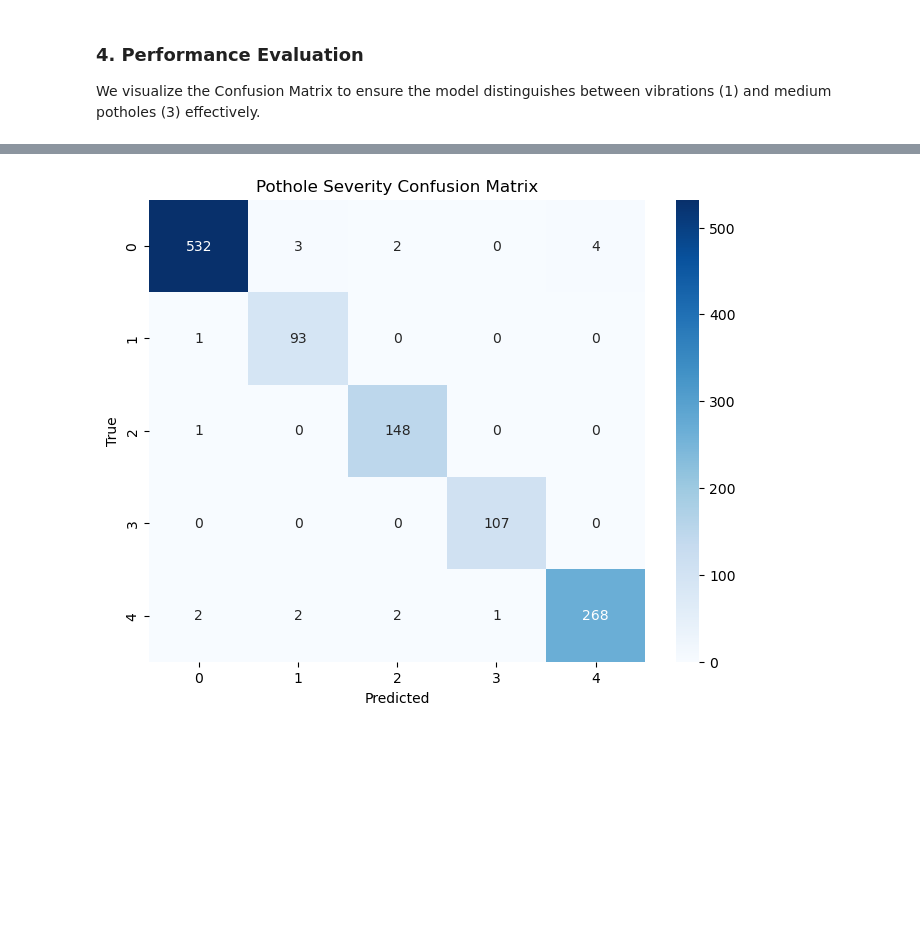
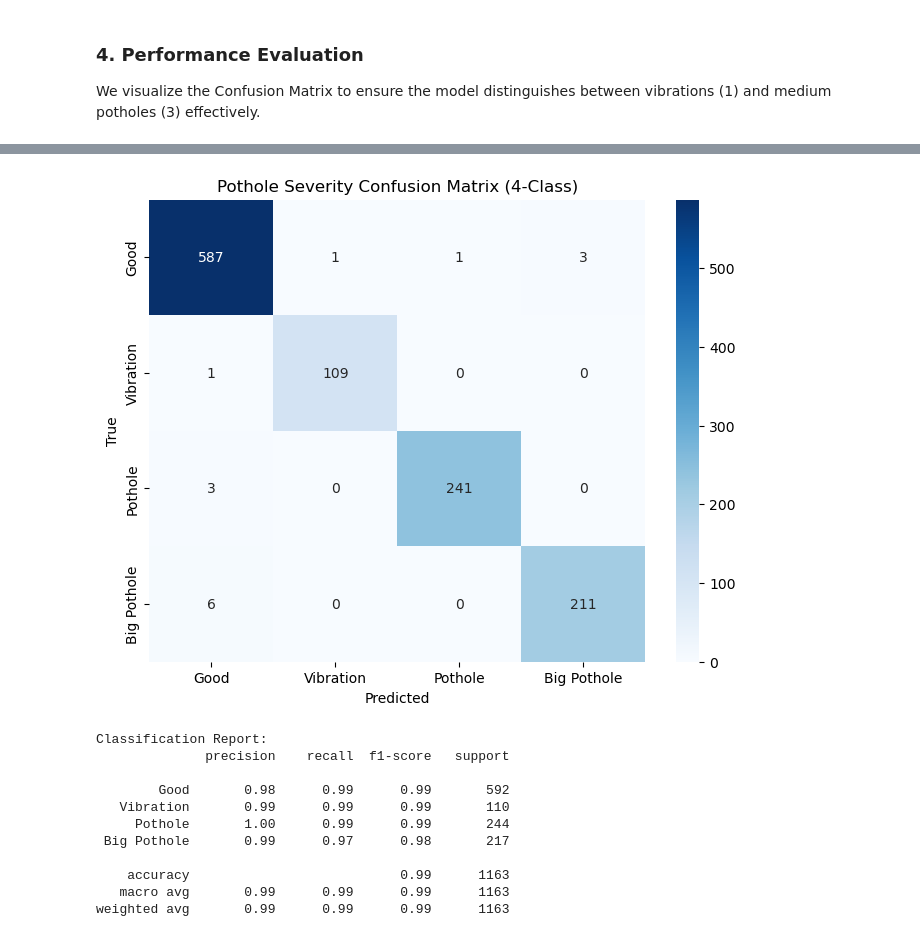
Before and after one commit to tusharbasak-hub/ARM, a Jupyter notebook: ml_model/src/model/pothole/main.ipynb, the cells around one changed output, grey strips where cells are left out. Drawn from its saved outputs; the diff is of its cells as text; code cells hidden in the pictures; blank space fills up the shorter version.

Commit message:
merged small and medium pothole labels

```diff
--- a/ml_model/src/model/pothole/main.ipynb
+++ b/ml_model/src/model/pothole/main.ipynb
@@ -318,7 +316,7 @@ def build_hybrid_model():
     z = layers.Dense(64, activation='relu', kernel_regularizer=l2)(z)
     z = layers.Dropout(0.4)(z)
 
-    output = layers.Dense(5, activation='softmax')(z)
+    output = layers.Dense(4, activation='softmax')(z)
 
     model = models.Model(inputs=[cnn_in, mlp_in], outputs=output)
 
@@ -431,13 +429,26 @@ Captures:
 ### 4. Performance Evaluation
 We visualize the Confusion Matrix to ensure the model distinguishes between vibrations (1) and medium potholes (3) effectively.
 # %%
+# --- UPDATED EVALUATION CODE ---
+
+# Define names for the new 4-class structure
+class_names = ['Good', 'Vibration', 'Pothole', 'Big Pothole']
+
 y_pred = np.argmax(model.predict([X_test_cnn, X_test_mlp]), axis=1)
 cm = confusion_matrix(y_test, y_pred)
 
 plt.figure(figsize=(8, 6))
-sns.heatmap(cm, annot=True, fmt='d', cmap='Blues', xticklabels=range(5), yticklabels=range(5))
-plt.title('Pothole Severity Confusion Matrix')
+# Updated xticklabels and yticklabels from range(5) to class_names
+sns.heatmap(cm, annot=True, fmt='d', cmap='Blues',
+            xticklabels=class_names,
+            yticklabels=class_names)
+
+plt.title('Pothole Severity Confusion Matrix (4-Class)')
 plt.xlabel('Predicted')
 plt.ylabel('True')
 plt.show()
+
+# Also update the classification report to avoid errors
+print("Classification Report:")
+print(classification_report(y_test, y_pred, target_names=class_names))
 # %% [output]
@@ -445 +456,12 @@ plt.show()
-[figure, old version]
+[figure, new version]
+Classification Report:
+              precision    recall  f1-score   support
+
+        Good       0.98      0.99      0.99       592
+   Vibration       0.99      0.99      0.99       110
+     Pothole       1.00      0.99      0.99       244
+ Big Pothole       0.99      0.97      0.98       217
+
+    accuracy                           0.99      1163
+   macro avg       0.99      0.99      0.99      1163
+weighted avg       0.99      0.99      0.99      1163
```
Also changed, not shown: parts of 7 cells of this notebook, 14 other files.
